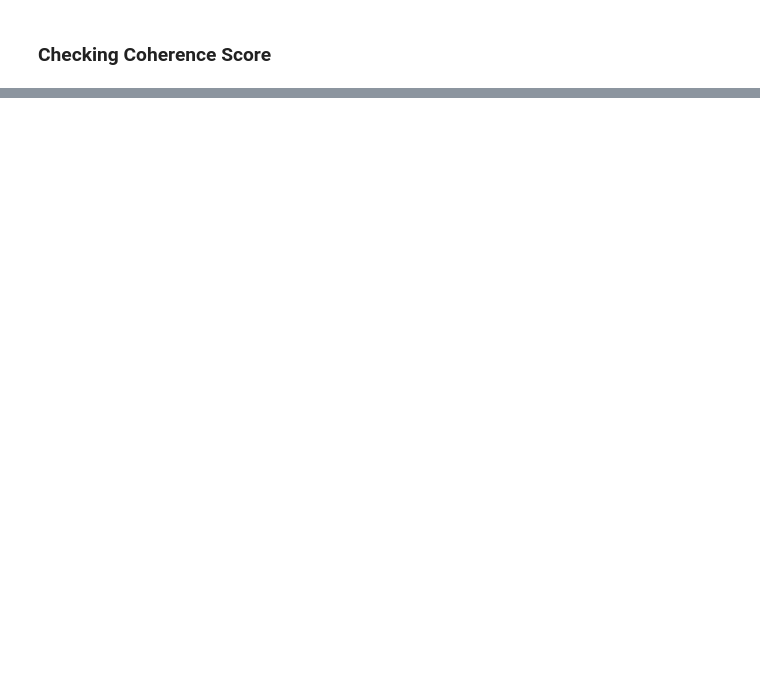
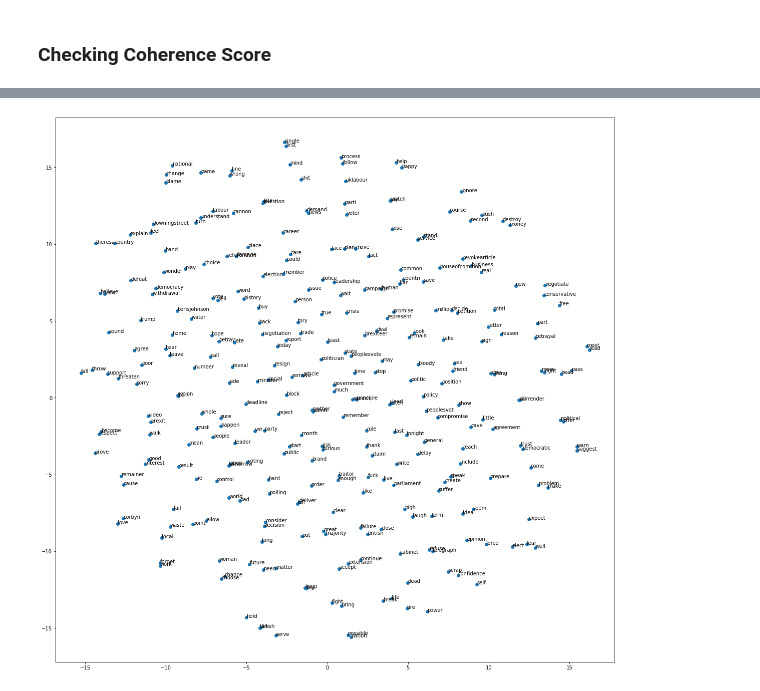
Before and after one commit to ta-data-lis/final-project, a Jupyter notebook: your-project/LDA.ipynb, the cells around one changed output, grey strips where cells are left out. Saved outputs shown, nothing was run; the diff lists cells and outputs as text; code cells hidden in the pictures; blank space fills up the shorter version.

```diff
--- a/your-project/LDA.ipynb
+++ b/your-project/LDA.ipynb
@@ -110,9 +174,9 @@ bigram_mod = gensim.models.phrases.Phraser(bigram)
 # %%
 #remove Stop Words
-data_words_nostops = remove_stopwords(df)
+data_words_nostops = remove_stopwords(df_march)
 #creating bigrams
 data_words_bigrams = make_bigrams(data_words_nostops)
 #Initialize spacy 'en' model, keeping only tagger component (for efficiency)
 nlp = spacy.load('en', disable=['parser', 'ner'])
 # Do lemmatization keeping only noun, adj, vb, adv
-data_lemmatized = lemmatization(data_words_bigrams, allowed_postags=['NOUN', 'VERB', 'ADJ'])
+data_lemmatized_m = lemmatization(data_words_bigrams, allowed_postags=['NOUN', 'VERB', 'ADJ'])
@@ -122,0 +187,15 @@ print(data_lemmatized[:1][0][:30])
+# %%
+# Create Dictionary from the unique bigrams
+id2word_m = corpora.Dictionary(data_lemmatized_m)
+id2word_m.filter_extremes(no_below=100, no_above=0.5) #excluding tokens that ocurred in less than 10 tweets and bigrams that occurred in more than 50% of the tweets
+# Rebuild corpus based on the dictionary
+texts_m = data_lemmatized_m
+for i in texts_m:
+    for k in i:
+        remove = ['from', 'subject', 're', 'edu', 'use','user', 'com', 'co', 'con', 'be', 'else', 'http', 'would','send',
+                   'do', 'try', 'tell', 'go', 'get', 'can', 'think', 'know', 'give', 'ask', 's',
+               'next', 'find', 're', 'semi','week', 'day', 'want', 'mail', 'run', 'ree', 'other', 'many', 'day', 'year']
+        if k in remove:
+            i.remove(k)
+# Term Document Frequency
+corpus_m = [id2word_m.doc2bow(text) for text in texts_m]
@@ -139,10 +275,10 @@ tfidf_corpus = tfidf[corpus]
 # %%
-w2v_model = Word2Vec(min_count=100,
+w2v_model_m = Word2Vec(min_count=30,
                      window=5,
                      size=100,
                      workers=4)
 # %%
-w2v_model.build_vocab(texts)         #building the vocabulary (from the tweets) for the model
-w2v_model.train(texts, total_examples=w2v_model.corpus_count, epochs=w2v_model.iter)
-w2v_model.init_sims(replace=True)
+w2v_model_m.build_vocab(texts_m)         #building the vocabulary (from the tweets) for the model
+w2v_model_m.train(corpus_m, total_examples=w2v_model_m.corpus_count, epochs=w2v_model_m.iter)
+w2v_model_m.init_sims(replace=True)
 # %%
@@ -300,3 +847,16 @@ To retain the current behavior and silence the warning, pass 'sort=True'.
 
   return pd.concat([default_term_info] + list(topic_dfs))
 [interactive output not drawn]
+# %%
+vocab = list(w2v_model_m.wv.vocab)
+X = w2v_model_m[vocab]
+tsne = TSNE(n_components=2)
+X_tsne = tsne.fit_transform(X[:1000,:])
+df = pd.DataFrame(X_tsne, index=vocab, columns=['x', 'y'])
+fig = plt.figure(figsize = (20,20))
+ax = fig.add_subplot(1, 1, 1)
+ax.scatter(df['x'], df['y'])
+for word, pos in df.iterrows():
+    ax.annotate(word, pos)
+# %% [output]
+[figure, added]
```
Also changed, not shown: parts of 66 cells of this notebook.
